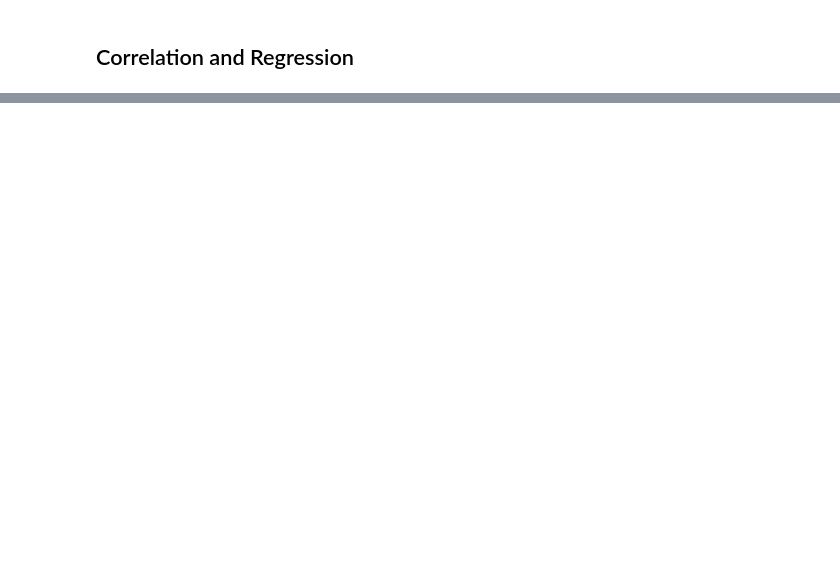
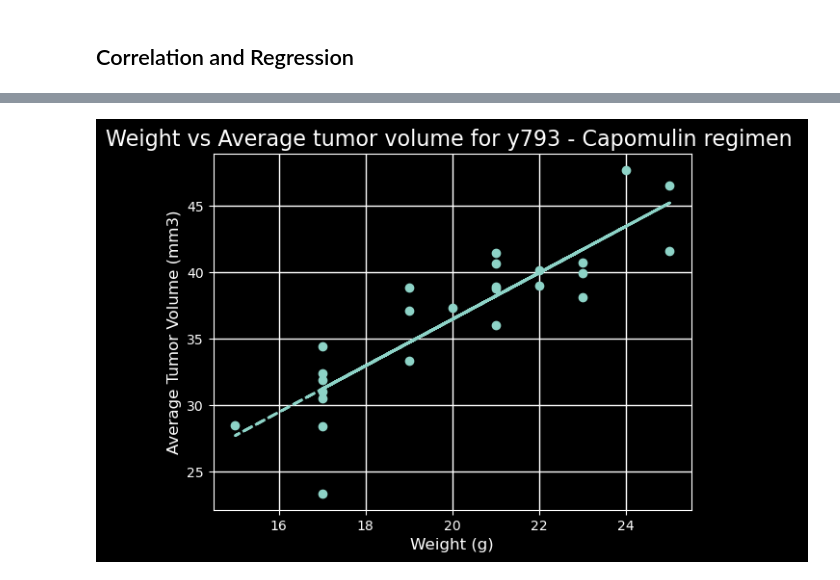
Before and after one commit to pooja0716/matplotlib-challenge, a Jupyter notebook: Instructions/Pymaceuticals/pymaceuticals_starter.ipynb, the cells around one changed output, grey strips where cells are left out. Drawn from its saved outputs; the diff is of its cells as text; code cells hidden in the pictures; blank space fills up the shorter version.

```diff
--- a/Instructions/Pymaceuticals/pymaceuticals_starter.ipynb
+++ b/Instructions/Pymaceuticals/pymaceuticals_starter.ipynb
@@ -331,0 +501,16 @@ Ramicane_lmerge_df.head()
+# %%
+#Calculate slope,
+mt_slope, mt_int, mt_r, mt_p, mt_std_err = st.linregress(campavg['Weight (g)'],campavg['Tumor Volume (mm3)'])
+mt_fit = mt_slope * campavg['Weight (g)'] + mt_int
+
+
+plt.scatter(campavg['Weight (g)'],campavg['Tumor Volume (mm3)'])
+plt.plot(campavg['Weight (g)'],mt_fit,"--")
+plt.title('Weight vs Average tumor volume for y793 - Capomulin regimen ')
+plt.xlabel('Weight (g)')
+plt.ylabel('Average Tumor Volume (mm3)')
+
+plt.savefig('scatterplot with linear regression')
+plt.show()
+# %% [output]
+[figure, added]
```
Also changed, not shown: parts of 14 cells of this notebook, 4 other files.
